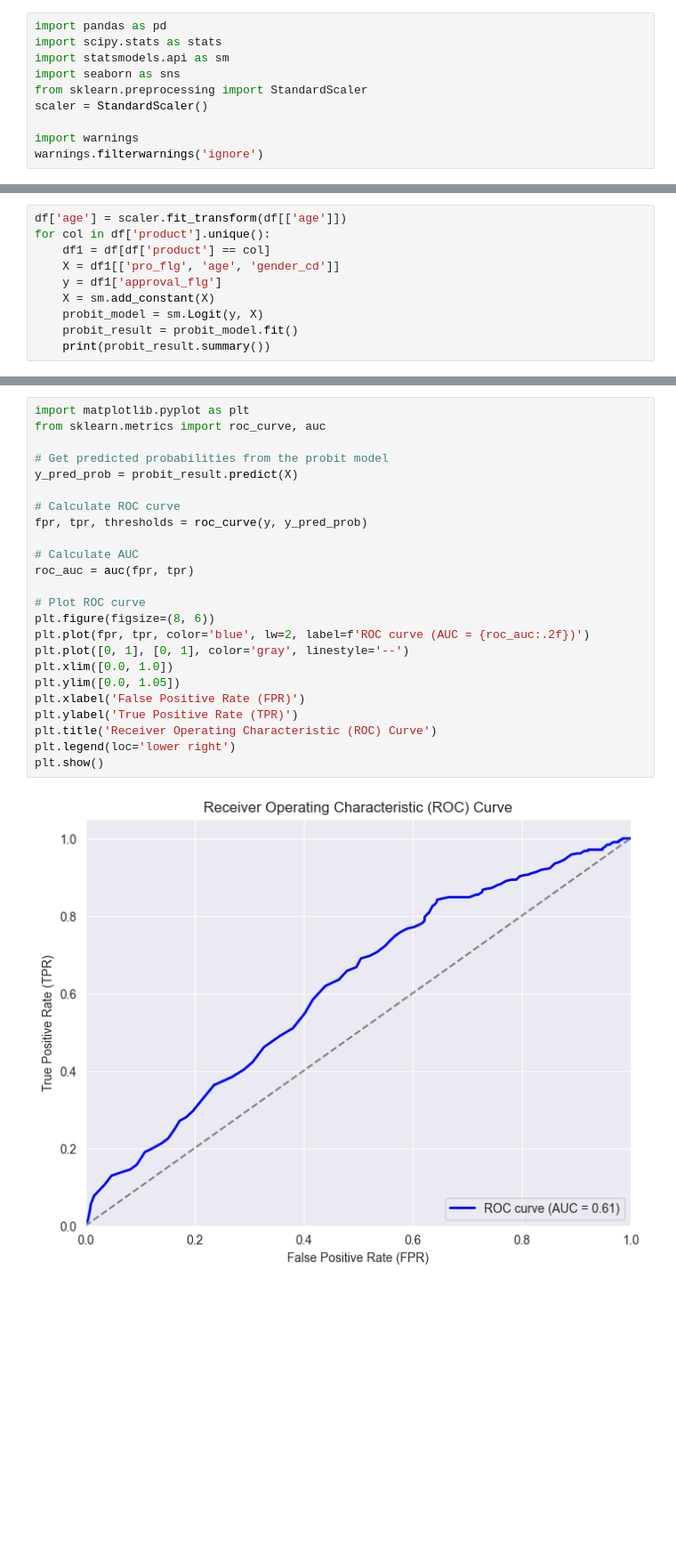
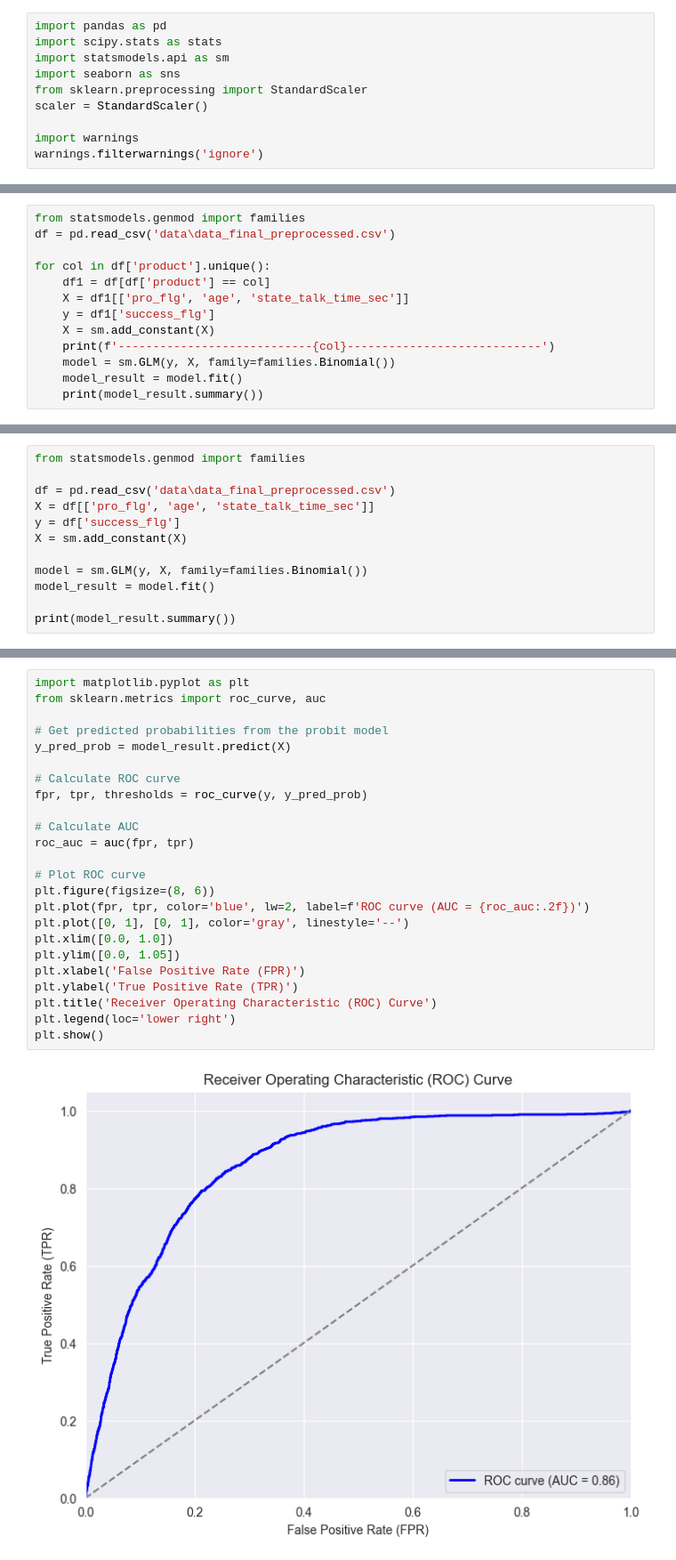
Before and after one commit to bygaga993/bread_dano_2024, a Jupyter notebook: Code/test.ipynb, the cells around one changed output, grey strips where cells are left out. Shown at 89% size. Drawn from its saved outputs; the diff is of its cells as text; blank space fills up the shorter version.

```diff
--- a/Code/test.ipynb
+++ b/Code/test.ipynb
@@ -78,11 +94,14 @@ array(['Credits', 'Insurance and Services', 'Debit and Investment'],
 # %%
-df['age'] = scaler.fit_transform(df[['age']])
+from statsmodels.genmod import families
+df = pd.read_csv('data\data_final_preprocessed.csv')
+
 for col in df['product'].unique():
     df1 = df[df['product'] == col]
-    X = df1[['pro_flg', 'age', 'gender_cd']]
-    y = df1['approval_flg']
+    X = df1[['pro_flg', 'age', 'state_talk_time_sec']]
+    y = df1['success_flg']
     X = sm.add_constant(X)
-    probit_model = sm.Logit(y, X)
-    probit_result = probit_model.fit()
-    print(probit_result.summary())
+    print(f'----------------------------{col}----------------------------')
+    model = sm.GLM(y, X, family=families.Binomial())
+    model_result = model.fit()
+    print(model_result.summary())
 # %% [output]
@@ -136,0 +125,12 @@ age           -0.2456      0.070     -3.529      0.000      -0.382      -0.109
+# %%
+from statsmodels.genmod import families
+
+df = pd.read_csv('data\data_final_preprocessed.csv')
+X = df[['pro_flg', 'age', 'state_talk_time_sec']]
+y = df['success_flg']
+X = sm.add_constant(X)
+
+model = sm.GLM(y, X, family=families.Binomial())
+model_result = model.fit()
+
+print(model_result.summary())
@@ -137,26 +177,26 @@ age           -0.2456      0.070     -3.529      0.000      -0.382      -0.109
 # %%
 import matplotlib.pyplot as plt
 from sklearn.metrics import roc_curve, auc
 
 # Get predicted probabilities from the probit model
-y_pred_prob = probit_result.predict(X)
+y_pred_prob = model_result.predict(X)
 
 # Calculate ROC curve
 fpr, tpr, thresholds = roc_curve(y, y_pred_prob)
 
 # Calculate AUC
 roc_auc = auc(fpr, tpr)
 
 # Plot ROC curve
 plt.figure(figsize=(8, 6))
 plt.plot(fpr, tpr, color='blue', lw=2, label=f'ROC curve (AUC = {roc_auc:.2f})')
 plt.plot([0, 1], [0, 1], color='gray', linestyle='--')
 plt.xlim([0.0, 1.0])
 plt.ylim([0.0, 1.05])
 plt.xlabel('False Positive Rate (FPR)')
 plt.ylabel('True Positive Rate (TPR)')
 plt.title('Receiver Operating Characteristic (ROC) Curve')
 plt.legend(loc='lower right')
 plt.show()
 # %% [output]
-[figure, old version]
+[figure, new version]
```
Also changed, not shown: parts of 19 cells of this notebook, 5 other files.
